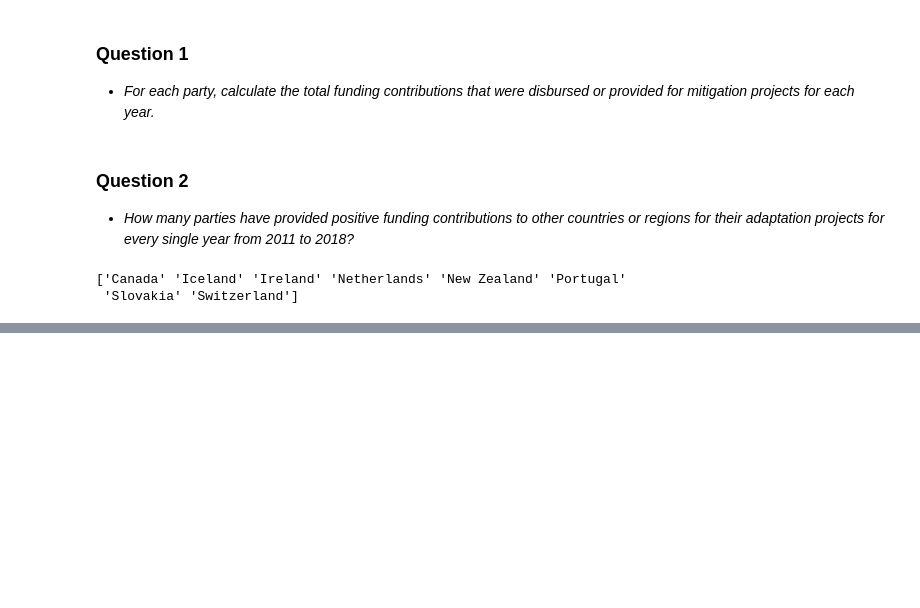
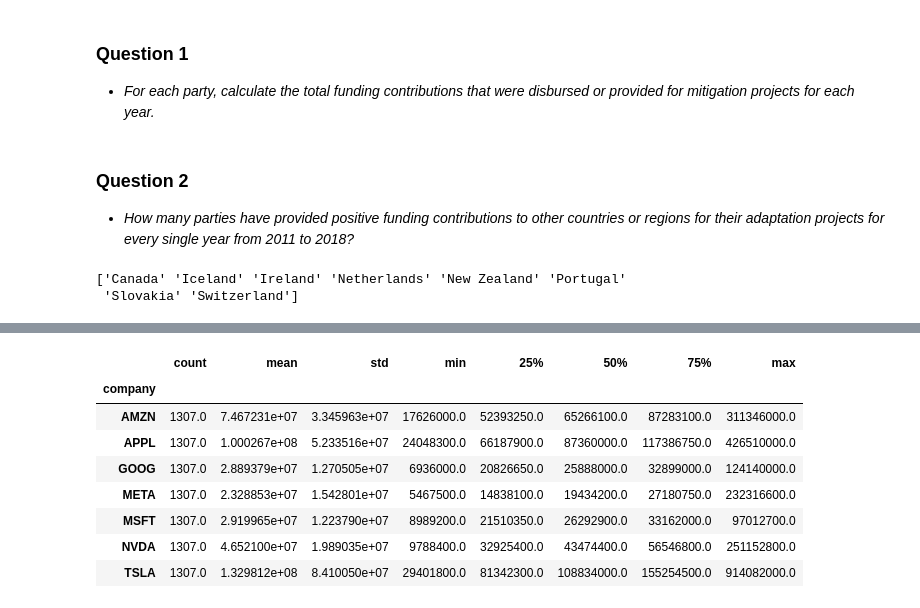
Before and after one commit to brianstoner/Data-Prep-and-Mgmt, a Jupyter notebook: danl_m1_hw6_stoner_brian.ipynb, the cells around one changed output, grey strips where cells are left out. Cells and saved outputs as stored; diff of their text form; code cells hidden in the pictures; blank space fills up the shorter version.

```diff
--- a/danl_m1_hw6_stoner_brian.ipynb
+++ b/danl_m1_hw6_stoner_brian.ipynb
@@ -51,0 +73,19 @@ climate_finance[ Australia ]
+# %%
+df = stock
+grp_company = df.groupby('company')
+grp_company['Volume'].describe()
+
+
+#grp_company.describe()
+#grp_company.get_group('AMZN')
+#print(grp_company)
+# %% [output]
+|  | count | mean | std | min | 25% | 50% | 75% | max |
+| company |  |  |  |  |  |  |  |  |
+| AMZN | 1307.0 | 7.467231e+07 | 3.345963e+07 | 17626000.0 | 52393250.0 | 65266100.0 | 87283100.0 | 311346000.0 |
+| APPL | 1307.0 | 1.000267e+08 | 5.233516e+07 | 24048300.0 | 66187900.0 | 87360000.0 | 117386750.0 | 426510000.0 |
+| GOOG | 1307.0 | 2.889379e+07 | 1.270505e+07 | 6936000.0 | 20826650.0 | 25888000.0 | 32899000.0 | 124140000.0 |
+| META | 1307.0 | 2.328853e+07 | 1.542801e+07 | 5467500.0 | 14838100.0 | 19434200.0 | 27180750.0 | 232316600.0 |
+| MSFT | 1307.0 | 2.919965e+07 | 1.223790e+07 | 8989200.0 | 21510350.0 | 26292900.0 | 33162000.0 | 97012700.0 |
+| NVDA | 1307.0 | 4.652100e+07 | 1.989035e+07 | 9788400.0 | 32925400.0 | 43474400.0 | 56546800.0 | 251152800.0 |
+| TSLA | 1307.0 | 1.329812e+08 | 8.410050e+07 | 29401800.0 | 81342300.0 | 108834000.0 | 155254500.0 | 914082000.0 |
```
Also changed, not shown: parts of 6 cells of this notebook.
